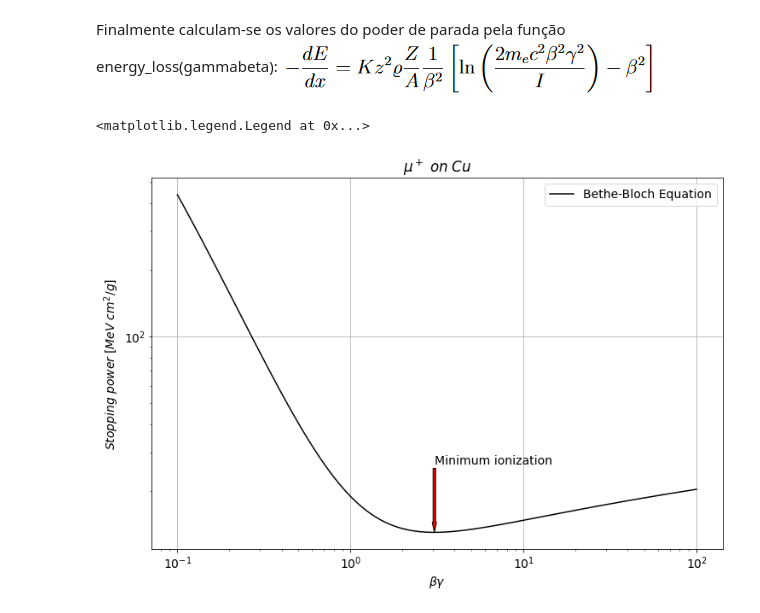
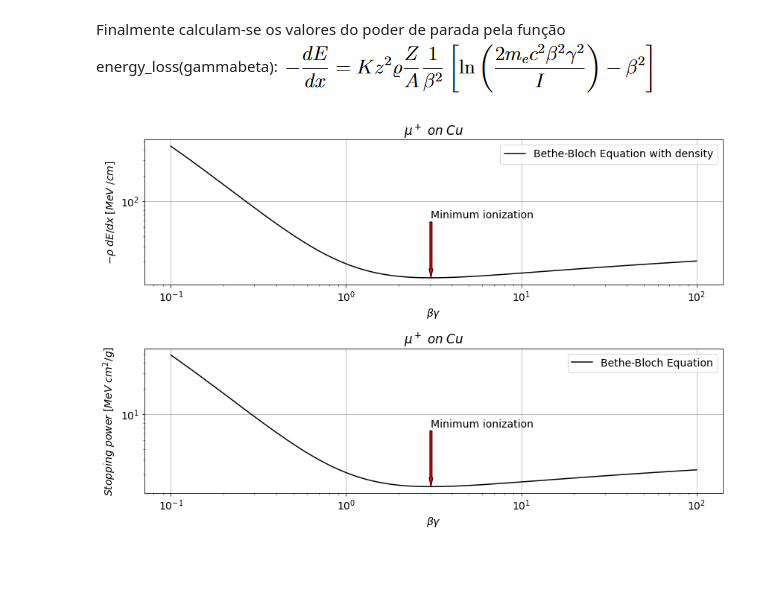
Before and after one commit to HenriqueCrj/AulasPython, a Jupyter notebook: Projeto_1.ipynb, the cells around one changed output. Drawn from its saved outputs; the diff is of its cells as text; code cells hidden in the pictures; blank space fills up the shorter version.

```diff
--- a/Projeto_1.ipynb
+++ b/Projeto_1.ipynb
@@ -49,6 +49,7 @@ def gamma(beta): #Parte 1 e 2
 betas = np.linspace(0,0.995,100)
 gammas = gamma(betas)
 
+plt.rcParams.update({'font.size': 14})
 plt.ylabel(r"$\gamma$")
 plt.xlabel(r"$\beta$")
 plt.plot(betas,gammas) #Parte 3
@@ -58,6 +59,7 @@ plt.plot(betas,gammas) #Parte 3
 # %%
 gammabetas = betas*gammas
 
+plt.rcParams.update({'font.size': 14})
 _ , ax1 = plt.subplots()
 ax1.set_ylabel(r"$\gamma$",color="blue")
 ax1.set_xlabel(r"$\beta$")
@@ -135,34 +137,43 @@ Finalmente calculam-se os valores do poder de parada pela função energy_loss(g
 # %%
 def energy_loss(gammabeta):
     """Calcula a perda de energia pela distância da equação de Bethe-Bloch
     Args:
         gammabeta: produto beta*gamma
 
     Returns:
          poder de parada do material
     """
     beta_squared = 1 - 1/((gammabeta)*(gammabeta) + 1)
     return (K*z*z*rho*(Z/A)*(1/beta_squared)*brackets(gammabeta))
 
+
 stopping_power = energy_loss(gammabetas_log)
 small_index = np.argmin(stopping_power) #índice do menor valor
 x_min = gammabetas_log[small_index]
 y_min = stopping_power[small_index]
 
-
-plt.figure(figsize=(12,8))
 plt.rcParams.update({'font.size': 14})
-plt.grid(True)
-plt.annotate("Minimum ionization",xy=(x_min,y_min),xycoords="data",
+fig , axes = plt.subplots(2,1,figsize=(12,8))
+axes[0].grid(True)
+axes[0].annotate("Minimum ionization",xy=(x_min,y_min),xycoords="data",
              xytext=(0,80),textcoords="offset points",
              arrowprops=dict(facecolor="red",width=3,headwidth=5))
-plt.title(r"$\mu^+ \;on \;Cu$")
-plt.ylabel(r"$Stopping\; power \; [MeV\;cm^2/g]$")
-plt.xlabel(r"$\beta\gamma$")
-plt.loglog(gammabetas_log,energy_loss(gammabetas_log),color="black",label="Bethe-Bloch Equation") #Parte 9
-plt.legend()
+axes[0].set_title(r"$\mu^+ \;on \;Cu$")
+axes[0].set_ylabel(r"$-\rho \; dE/dx \; [MeV\;/cm]$")
+axes[0].set_xlabel(r"$\beta\gamma$")
+axes[0].loglog(gammabetas_log,energy_loss(gammabetas_log),color="black",label="Bethe-Bloch Equation with density") #Parte 9
+axes[0].legend()
+axes[1].grid(True)
+axes[1].annotate("Minimum ionization",xy=(x_min,y_min/rho),xycoords="data",
+             xytext=(0,80),textcoords="offset points",
+             arrowprops=dict(facecolor="red",width=3,headwidth=5))
+axes[1].set_title(r"$\mu^+ \;on \;Cu$")
+axes[1].set_ylabel(r"$Stopping\; power \; [MeV\;cm^2/g]$")
+axes[1].set_xlabel(r"$\beta\gamma$")
+axes[1].loglog(gammabetas_log,energy_loss(gammabetas_log)/rho,color="black",label="Bethe-Bloch Equation") #Parte 9
+axes[1].legend()
+fig.tight_layout()
 # %% [output]
-<matplotlib.legend.Legend at 0x...>
-[figure, old version]
+[figure, new version]
 # %% [markdown]
 ![reference_plot_bethe_bloch.png](embedded-picture-1)
```
Also changed, not shown: parts of 1 cell of this notebook.
